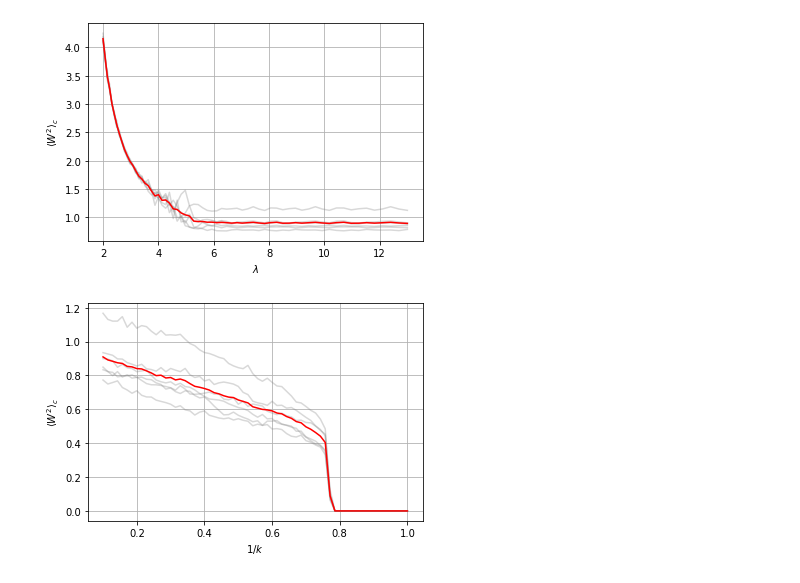
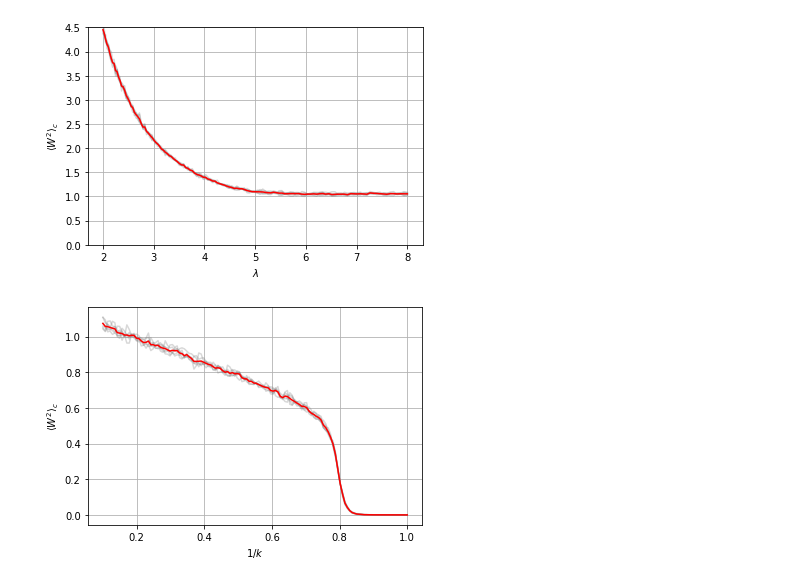
Before and after one commit to Renmusxd/PyGaugeMC, a Jupyter notebook: jupyter/BinaryPotentialTempering.ipynb, the cells around one changed output. Cells and saved outputs as stored; diff of their text form; code cells hidden in the pictures.

```diff
--- a/jupyter/BinaryPotentialTempering.ipynb
+++ b/jupyter/BinaryPotentialTempering.ipynb
@@ -20,11 +20,16 @@ def make_graph(l, inv_ks, vlen=64, lambdas=None):
     graph = py_gauge_mc.GPUGaugeTheory(l,l,l,l,vn.astype(np.float32))
     return graph, vn
 # %%
-L = 8
+L = 4
 vlen = 128
+n_lambdas = 128
+n_invks = 128
 
-pwr = 4.0
-lambdas = np.linspace(2.0**(1.0/pwr),13.0**(1.0/pwr),64)**pwr
-inv_ks = np.linspace(0.1,1.0,64)
+pwr = 2.0
+start = 2.0
+end = 8.0
+off = 1.0
+lambdas = np.linspace((start - off)**(1.0/pwr),(end - off)**(1.0/pwr),n_lambdas)**pwr + off
+inv_ks = np.linspace(0.1,1.0,n_invks)
 
 graph,vn = make_graph(L,inv_ks,vlen=vlen,lambdas=lambdas)
@@ -86,7 +147,20 @@ plt.show()
 # %%
-filename = "binary_tempering_winding_Var.npz"
+%%time
+
+# filename = "binary_tempering_winding_Var.npz"
+# filename = "binary_tempering_winding_Var_new.npz"
+# filename = f"binary_tempering_winding_var_L={L}.npz"
+
+filename = f"faster_binary_tempering_winding_var_L={L}.npz"
 if not os.path.exists(filename):
-    var_wns = graph.simulate_and_get_winding_variance(10000,local_updates_per_step=10,steps_per_sample=10,run_parallel_tempering=True)
-    np.savez(filename, var_wns=var_wns)
+    var_wns = graph.simulate_and_get_winding_variance(10000,
+                                                      local_updates_per_step=10,
+                                                      steps_per_sample=10,
+                                                      run_parallel_tempering=True)
+    np.savez(filename, var_wns=var_wns, lambdas=lambdas, inv_ks=inv_ks, L=L)
 else:
-    war_wns = np.load(filename)['var_wns']
+    arr = np.load(filename)
+    var_wns = arr['var_wns']
+    lambdas = arr['lambdas']
+    inv_ks = arr['inv_ks']
+    L = arr['L']
@@ -93,22 +181,27 @@ else:
 # %%
-a_series = var_wns[:64,...]
-b_series = var_wns[64:,...]
+a_series = var_wns[:len(lambdas),...]
+b_series = var_wns[len(lambdas):,...]
 
 for i in range(6):
     plt.plot(lambdas, a_series[:,i], c='grey', alpha=0.3)
+
 plt.plot(lambdas, a_series.mean(axis=-1), c='red')
 plt.grid()
 plt.xlabel(r'$\lambda$')
 plt.ylabel(r'$\langle W^2 \rangle_c$')
+plt.ylim([0,4.5])
+plt.savefig('lambda_tempering_winding.pdf')
 plt.show()
 
 for i in range(6):
     plt.plot(inv_ks, b_series[:,i], c='grey', alpha=0.3)
+
 plt.plot(inv_ks, b_series.mean(axis=-1), c='red')
 plt.grid()
 plt.xlabel(r'$1/k$')
 plt.ylabel(r'$\langle W^2 \rangle_c$')
+plt.savefig('binary_tempering_winding.pdf')
 plt.show()
 # %% [output]
-[figure, old version]
+[figure, new version]
-[figure, old version]
+[figure, new version]
```
Also changed, not shown: parts of 18 cells of this notebook, 10 other files.
